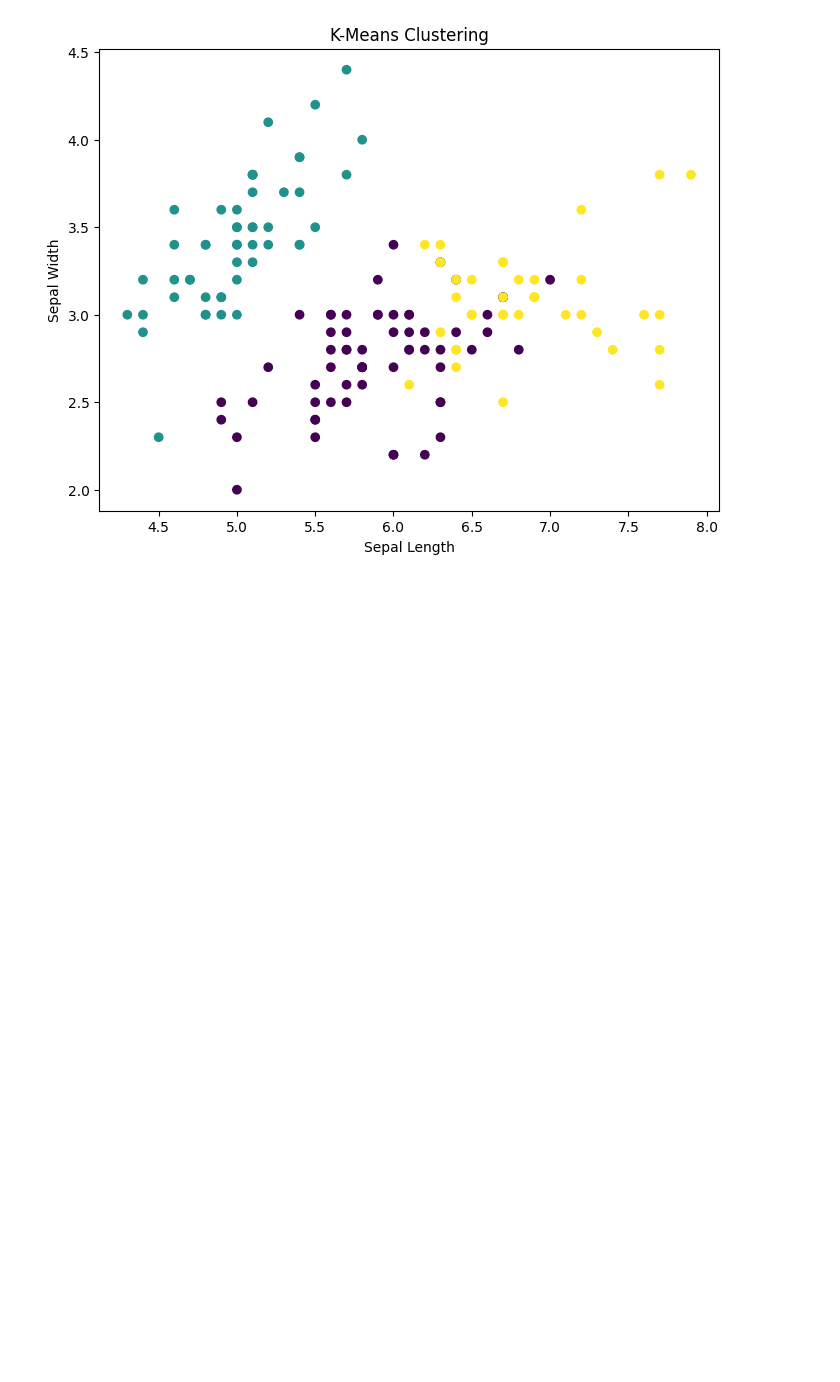
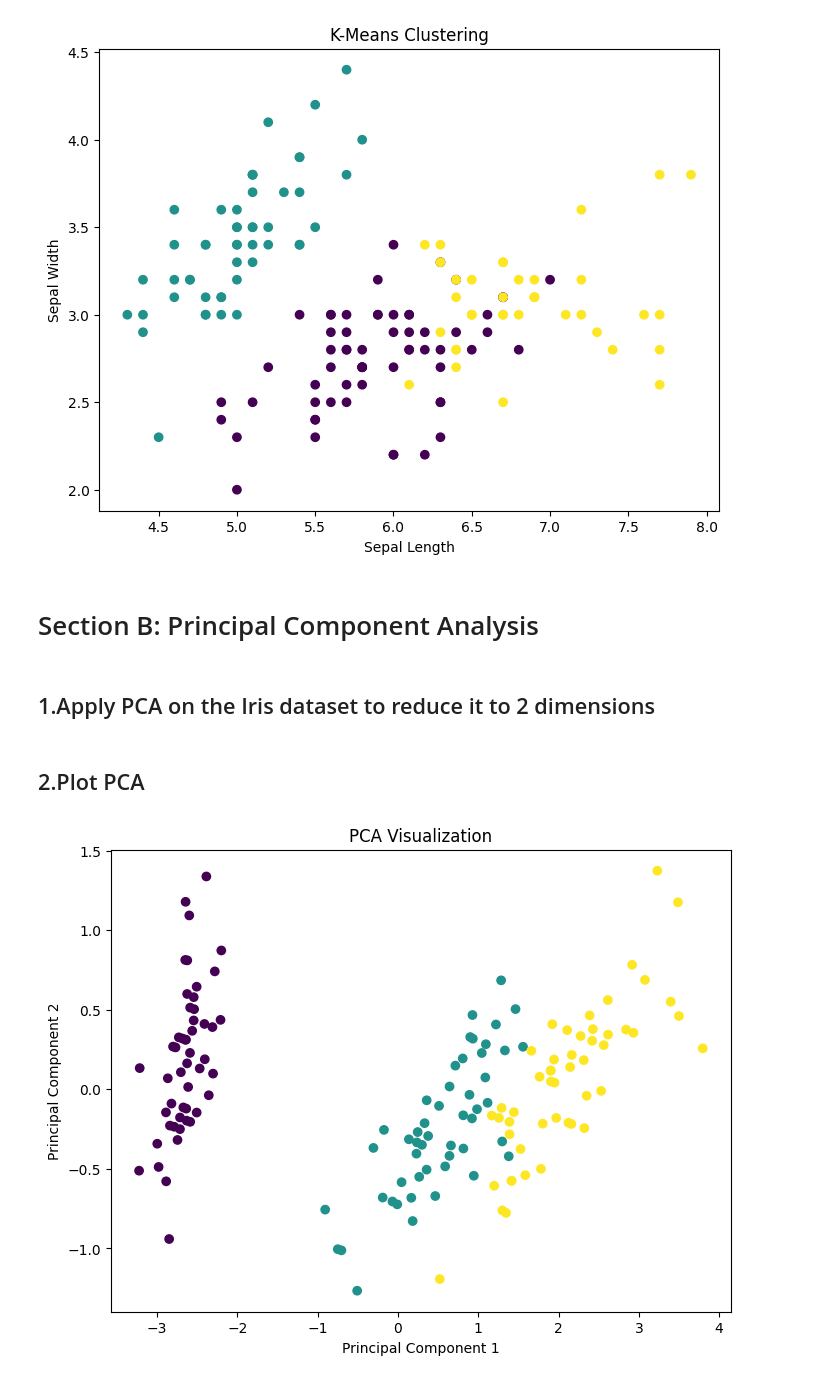
Before and after one commit to soumit02/Machine-Learning-Practice, a Jupyter notebook: src/AssignmentWork/Clustering_&_Dimensionality_Reduction.ipynb, the cells around one changed output. Cells and saved outputs as stored; diff of their text form; code cells hidden in the pictures; blank space fills up the shorter version.

Commit message:
add AssignmentWork PCA  section B.

```diff
--- a/src/AssignmentWork/Clustering_&_Dimensionality_Reduction.ipynb
+++ b/src/AssignmentWork/Clustering_&_Dimensionality_Reduction.ipynb
@@ -74,3 +74,30 @@ plt.title("K-Means Clustering")
 plt.show()
 # %% [output]
 [figure]
+# %% [markdown]
+# Section B: Principal Component Analysis
+# %% [markdown]
+## 1.Apply PCA on the Iris dataset to reduce it to 2 dimensions
+# %%
+pca = PCA(n_components=2)
+X_pca = pca.fit_transform(X)
+# %% [markdown]
+## 2.Plot PCA
+# %%
+plt.figure(figsize=(8,6))
+
+plt.scatter(
+    X_pca[:,0],
+    X_pca[:,1],
+    c=y,
+    cmap='viridis'
+)
+
+plt.xlabel("Principal Component 1")
+plt.ylabel("Principal Component 2")
+
+plt.title("PCA Visualization")
+
+plt.show()
+# %% [output]
+[figure, added]
```
Also changed, not shown: parts of 5 cells of this notebook.
